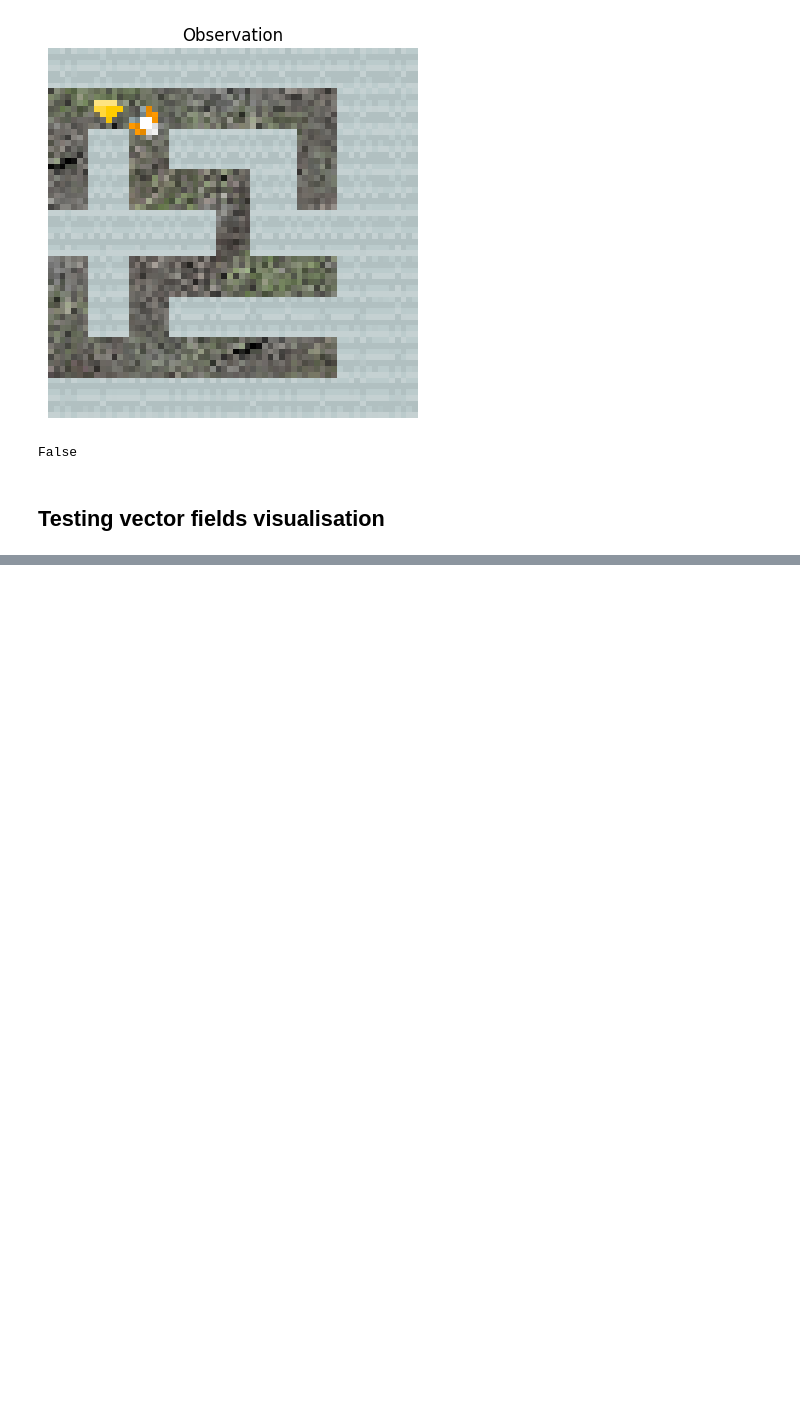
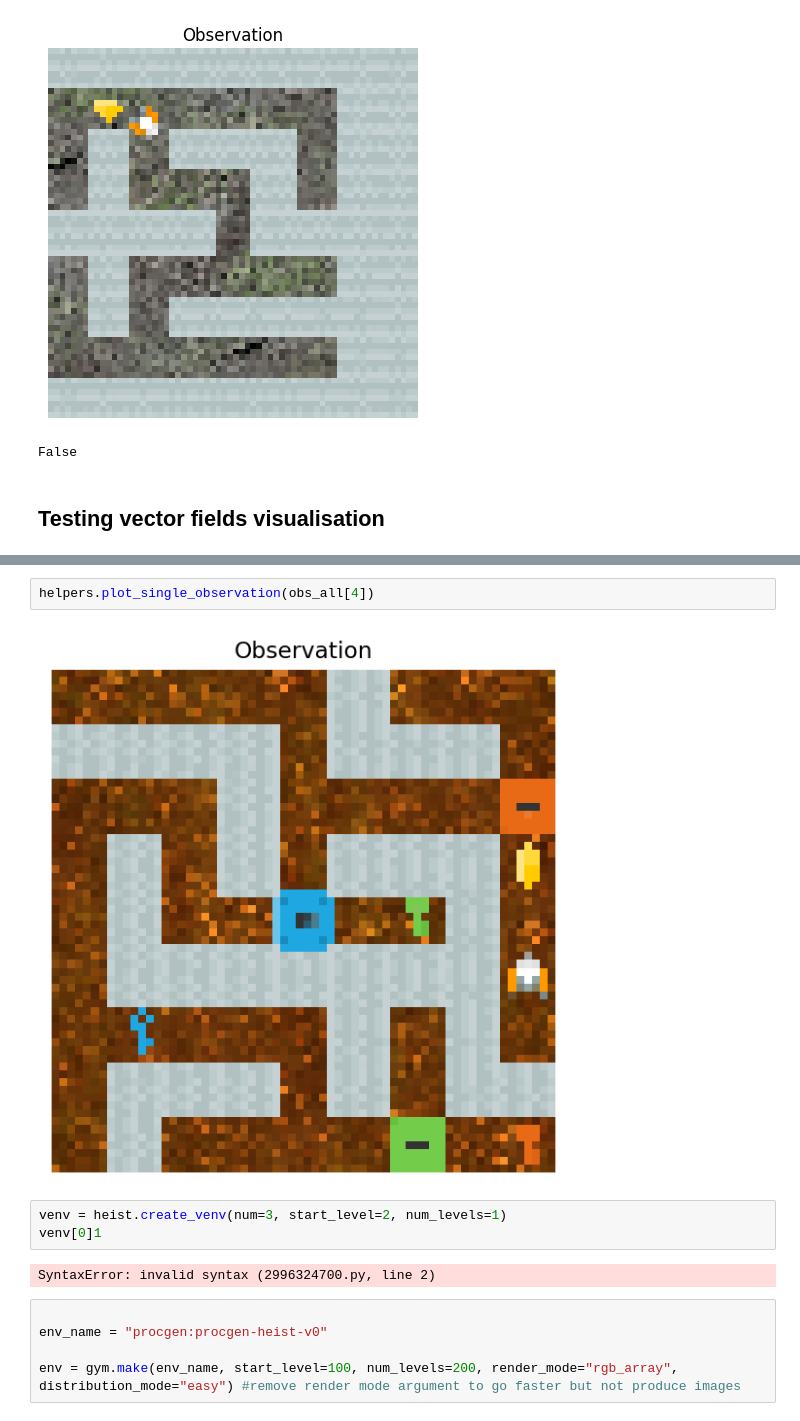
Before and after one commit to BenSturgeon/ai-safety-camp-2024-model-agents, a Jupyter notebook: notebooks/activation_steering.ipynb, the cells around one changed output, grey strips where cells are left out. Cells and saved outputs as stored; diff of their text form; blank space fills up the shorter version.

```diff
--- a/notebooks/activation_steering.ipynb
+++ b/notebooks/activation_steering.ipynb
@@ -546,0 +417,14 @@ OrderedDict([('conv_seqs.0.conv.weight',
+# %%
+helpers.plot_single_observation(obs_all[4])
+# %% [output]
+[figure, added]
+# %%
+venv = heist.create_venv(num=3, start_level=2, num_levels=1)
+venv[0]1
+# %% [output]
+SyntaxError: invalid syntax (2996324700.py, line 2)
+# %%
+
+env_name = "procgen:procgen-heist-v0"
+
+env = gym.make(env_name, start_level=100, num_levels=200, render_mode="rgb_array", distribution_mode="easy") #remove render mode argument to go faster but not produce images
```
Also changed, not shown: parts of 15 cells of this notebook, 1 other file.
